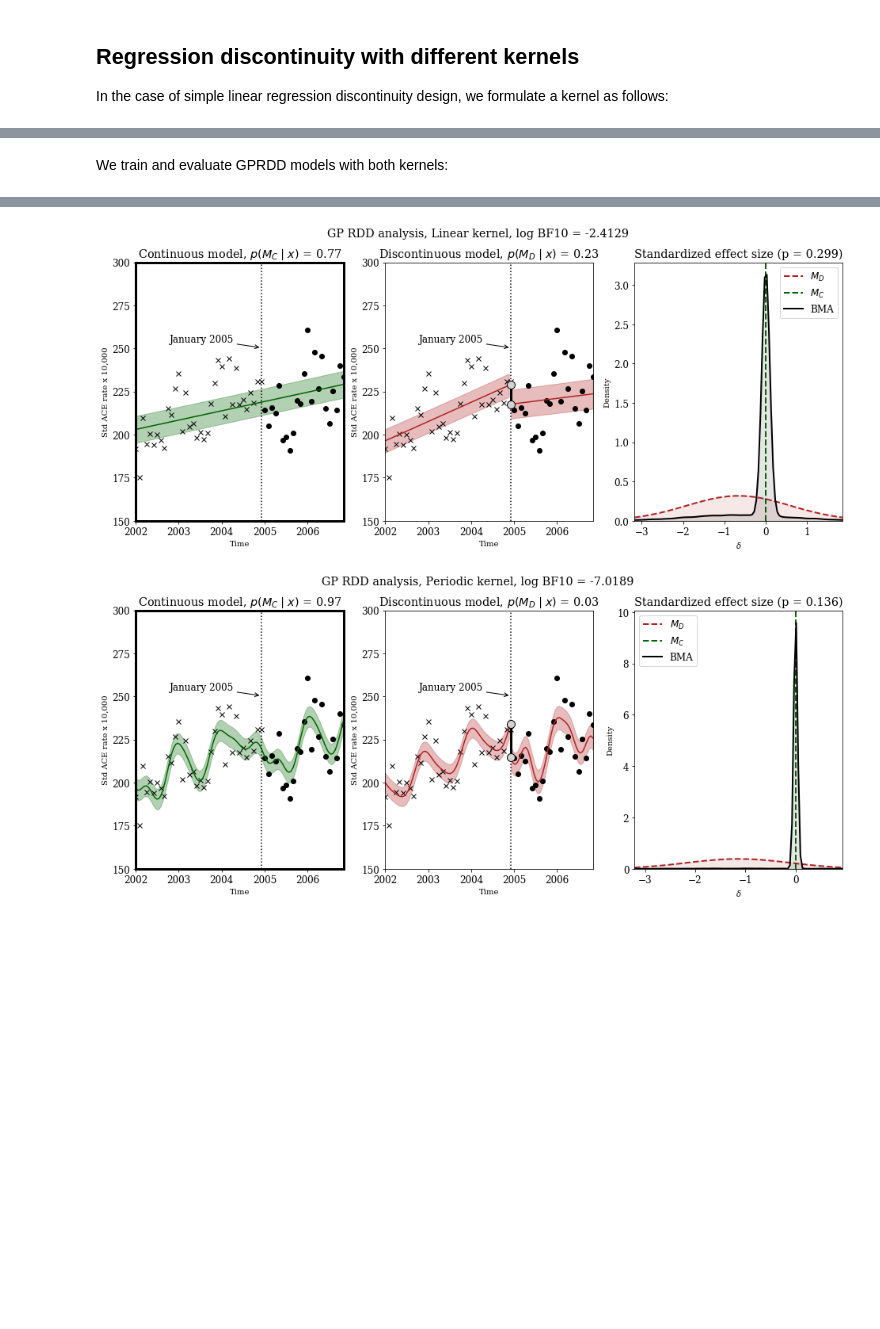
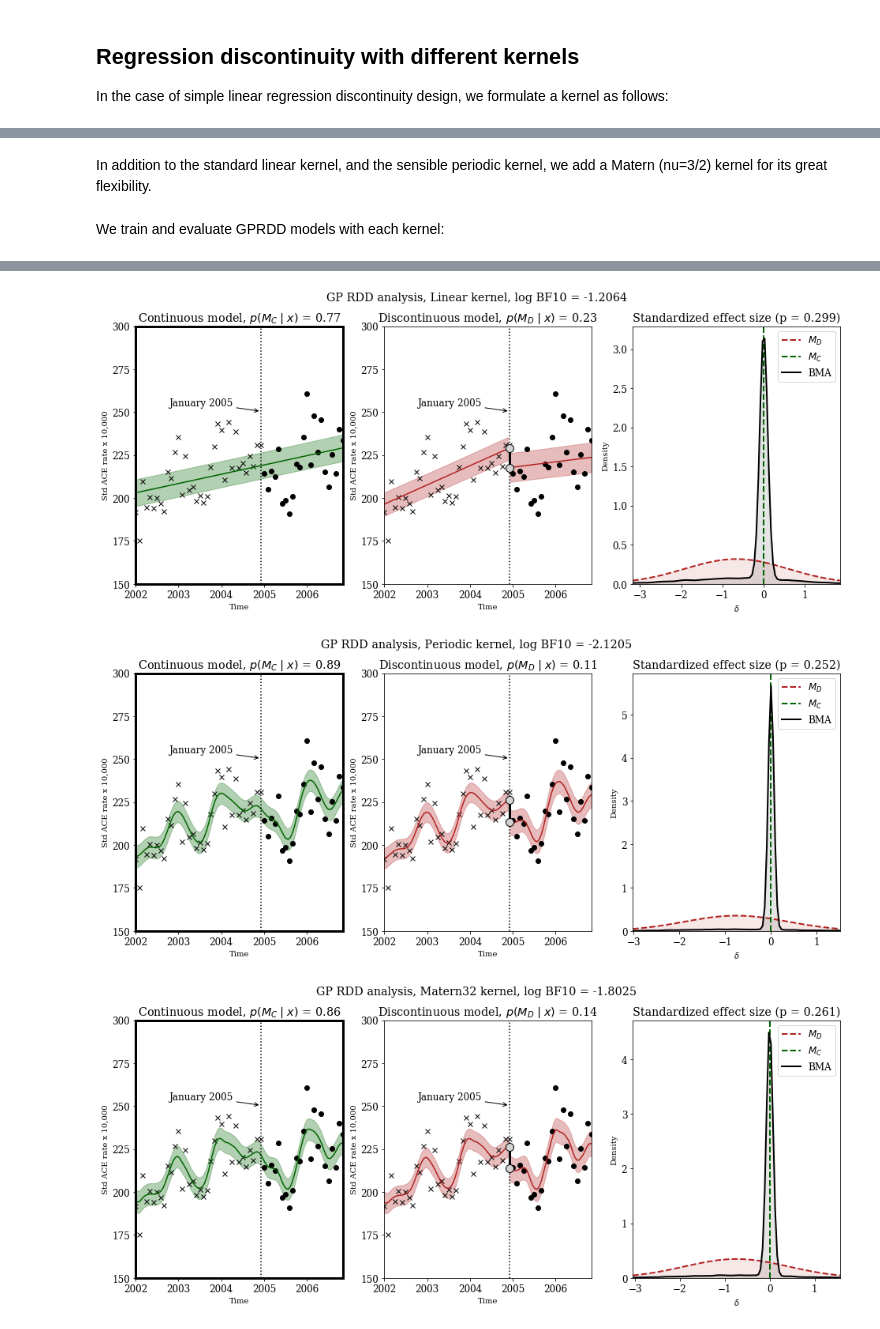
Before and after one commit to mhinne/GPRDD, a Jupyter notebook: GPRDD_empirical.ipynb, the cells around one changed output, grey strips where cells are left out. Saved outputs shown, nothing was run; the diff lists cells and outputs as text; code cells hidden in the pictures; blank space fills up the shorter version.

Commit message:
Fixed Bayes factor bug, added parameter constraint to Sicily example.

```diff
--- a/GPRDD_empirical.ipynb
+++ b/GPRDD_empirical.ipynb
@@ -73,15 +74,19 @@ periodic_kernel = GPy.kern.StdPeriodic(D, period=12) + GPy.kern.Linear(D)
+# %% [markdown]
+In addition to the standard linear kernel, and the sensible periodic kernel, we add a Matern (nu=3/2) kernel for its great flexibility.
+# %%
+matern32_kernel = GPy.kern.Matern32(D)
 # %% [markdown]
-We train and evaluate GPRDD models with both kernels:
+We train and evaluate GPRDD models with each kernel:
 # %%
 x_test = np.linspace(x[0], x[-1], num=100)  # interpolate between actual observations
-num_restarts = 20
-kernel_names = ['Linear', 'Periodic']
-kernels = [linear_kernel, periodic_kernel]
+num_restarts = 100
+kernel_names = ['Linear', 'Periodic', 'Matern32']
+kernels = [linear_kernel, periodic_kernel, matern32_kernel]
 for kernel_name, kernel in zip(kernel_names, kernels):
     print('Training model with {} kernel'.format(kernel_name))
 
     # Train the model, i.e. optimize GP hyperparameters
-    gprdd = GPRDDAnalysis.GPRDDAnalysis(x, y, kernel, labelFunc)
+    gprdd = GPRDDAnalysis.GPRDDAnalysis(x, y, kernel.copy(), labelFunc)
     gprdd.train(num_restarts=num_restarts)
 
     # Plot the results. All statistics can also directly be accessed (see e.g. gprdd.pmp() below).
@@ -104,7 +109,9 @@ for kernel_name, kernel in zip(kernel_names, kernels):
 
     # Get posterior model probabilities.
     pmc, pmd = gprdd.pmp()
-    print('Risk reduction according to discontinuous model: {:0.1f}%'.format(risk_reduction*100))
-    print('Risk reduction according to BMA: {:0.1f}%'.format(pmd*risk_reduction*100))
+    print('ACE risk reduction according to discontinuous model: {:0.1f}%'.format(risk_reduction*100))
+    print('ACE risk reduction according to BMA: {:0.1f}%'.format(pmd*risk_reduction*100))
+    print('Bayes factor in favor of a discontinuity: {:0.4f}'.format(np.exp(gprdd.logBayesFactor())))
+    print('')
 # %% [output]
 Training model with Linear kernel
@@ -116,3 +131,4 @@ Risk reduction according to BMA: 0.2%
 [figure]
-[figure, old version]
+[figure, new version]
+[figure, added]
 # %% [markdown]
```
Also changed, not shown: parts of 4 cells of this notebook, 1 other file.
